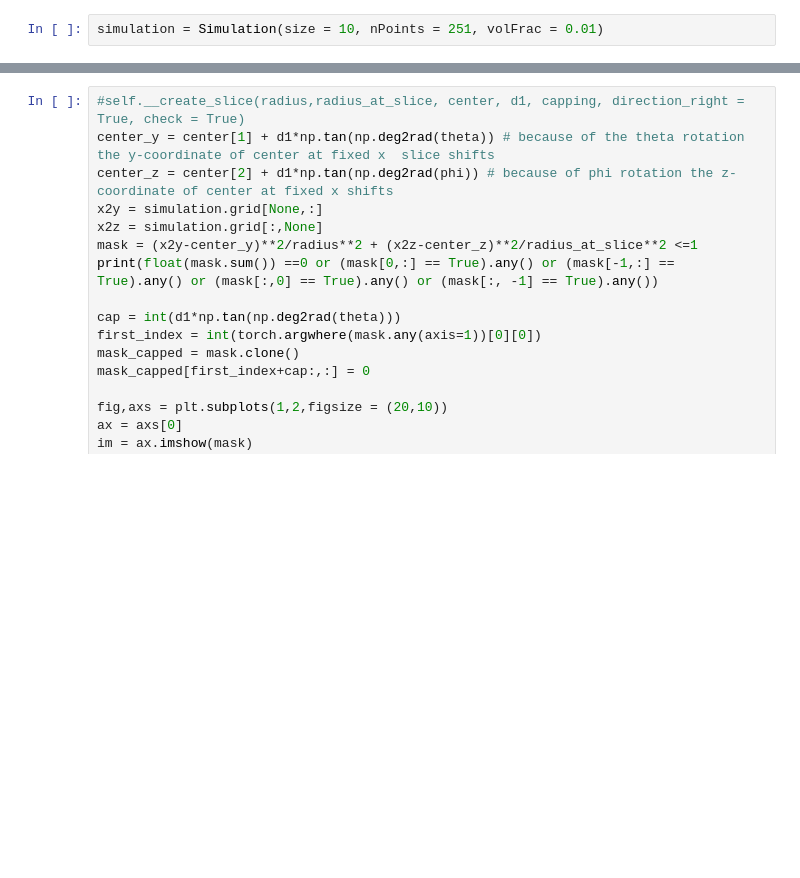
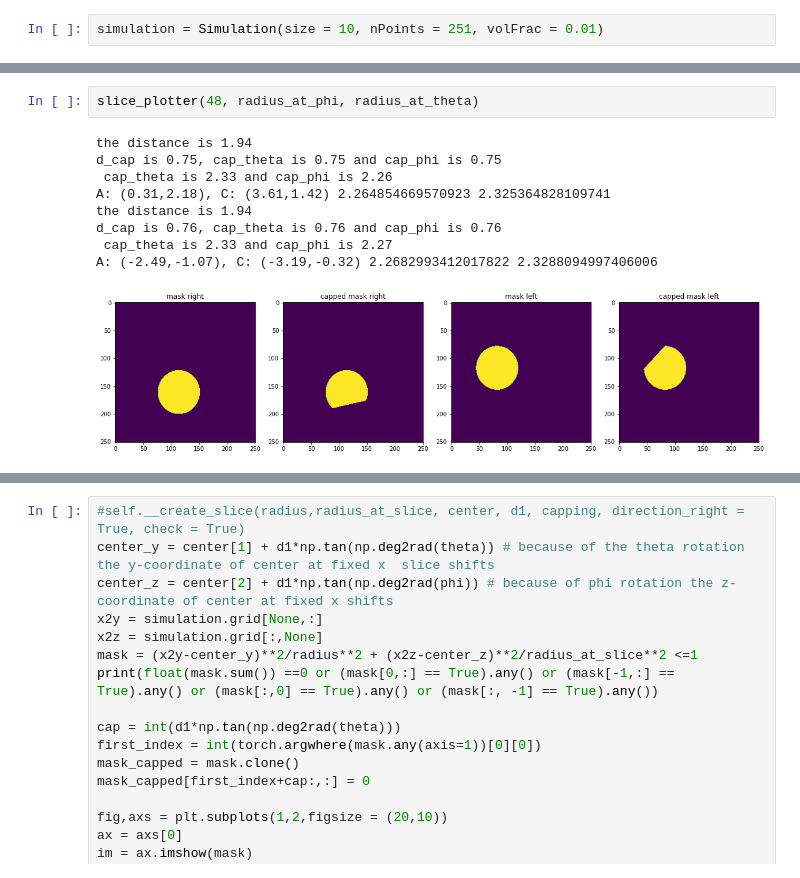
Before and after one commit to sofyalaski/SAXS-simulations, a Jupyter notebook: debugging.ipynb, the cells around one changed output, grey strips where cells are left out. Saved outputs shown, nothing was run; the diff lists cells and outputs as text; blank space fills up the shorter version.

```diff
--- a/debugging.ipynb
+++ b/debugging.ipynb
@@ -332,0 +518,12 @@ d1,d2
+# %%
+slice_plotter(48, radius_at_phi, radius_at_theta)
+# %% [output]
+the distance is 1.94
+d_cap is 0.75, cap_theta is 0.75 and cap_phi is 0.75
+ cap_theta is 2.33 and cap_phi is 2.26
+A: (0.31,2.18), C: (3.61,1.42) 2.264854669570923 2.325364828109741
+the distance is 1.94
+d_cap is 0.76, cap_theta is 0.76 and cap_phi is 0.76
+ cap_theta is 2.33 and cap_phi is 2.27
+A: (-2.49,-1.07), C: (-3.19,-0.32) 2.2682993412017822 2.3288094997406006
+[figure, added]
```
Also changed, not shown: parts of 26 cells of this notebook, 2 other files.
